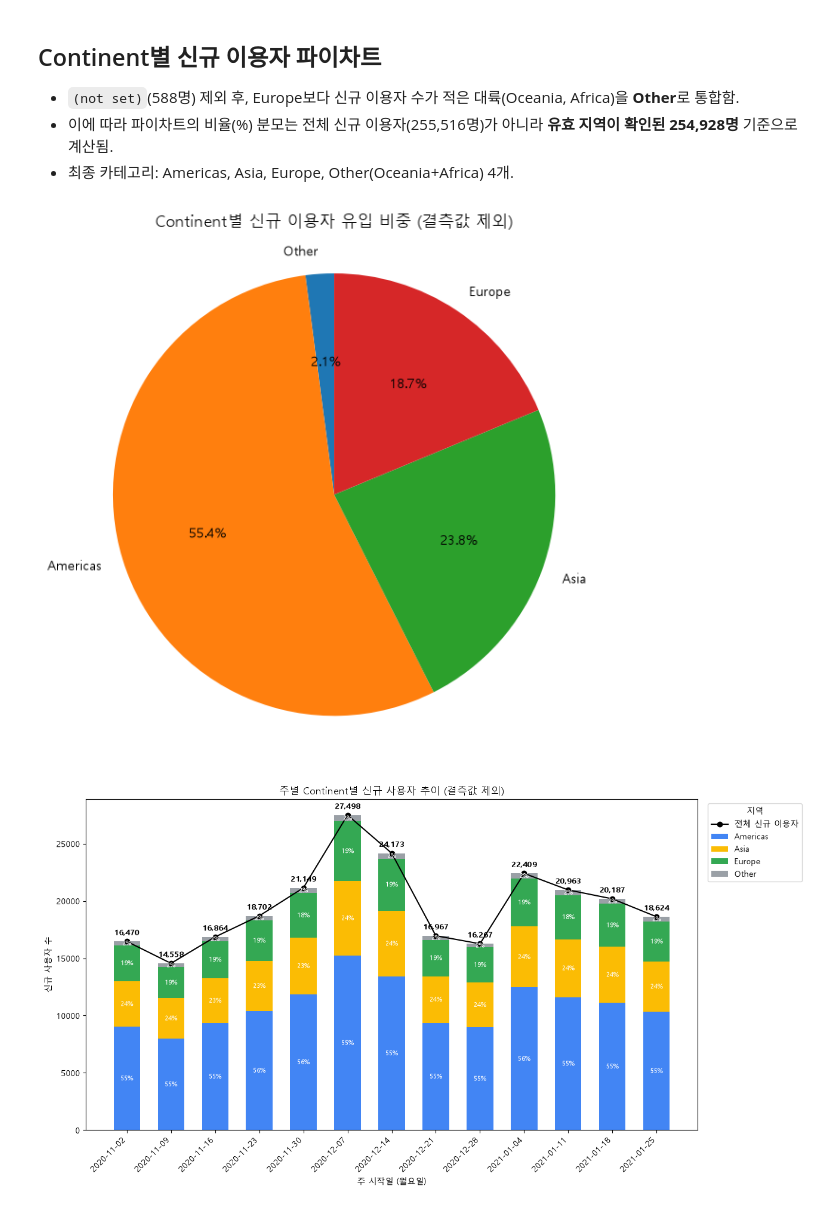
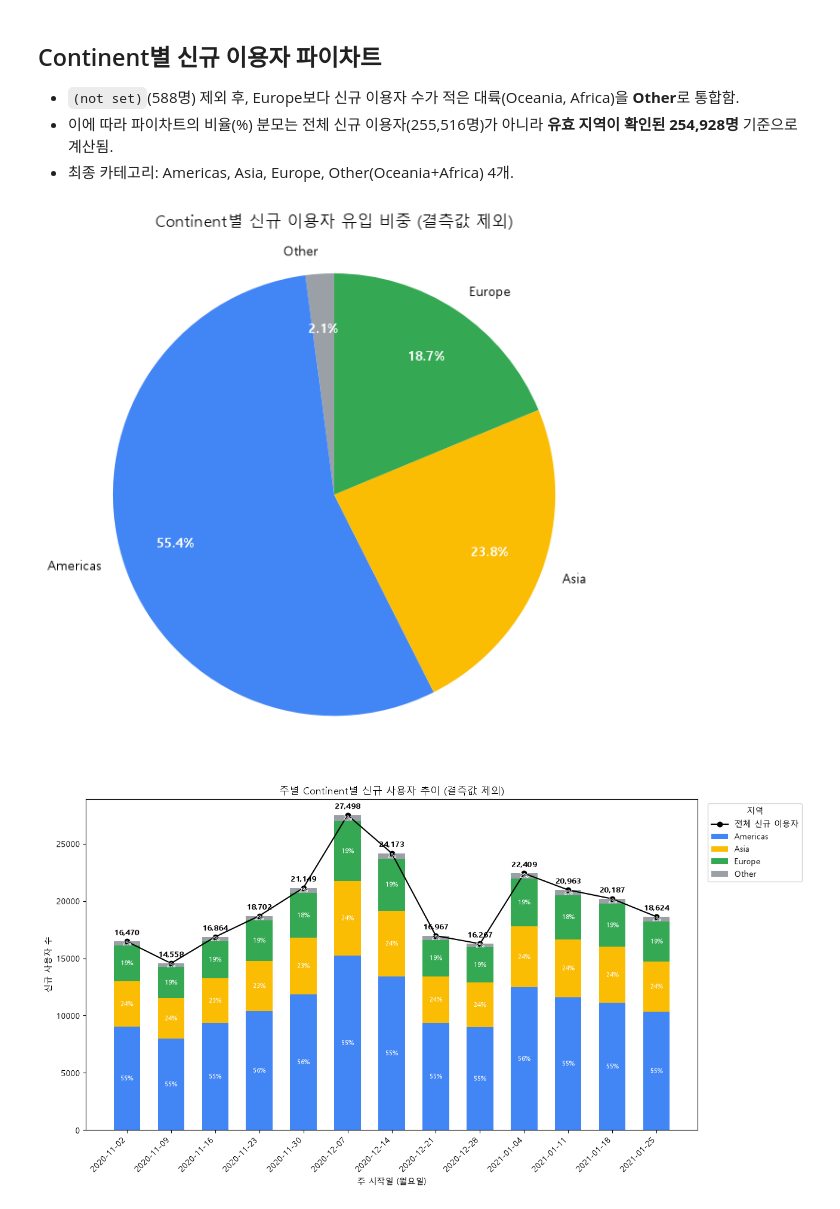
Before and after one commit to bulsajo1/ecommerce-product-analysis-project, a Jupyter notebook: data_analysis/A(acquisition).ipynb, the cells around one changed output. Saved outputs shown, nothing was run; the diff lists cells and outputs as text; code cells hidden in the pictures.

```diff
--- a/data_analysis/A(acquisition).ipynb
+++ b/data_analysis/A(acquisition).ipynb
@@ -1367,13 +1367,28 @@ df = client.query(query).to_dataframe()
 print(df)
 
 # 파이그래프
+# 디바이스별 고정 색상 매핑 (주별 누적 막대 그래프와 동일)
+device_colors = {
+    "mobile": "#4285F4",
+    "desktop": "#34A853",
+    "tablet": "#FBBC04",
+}
+pie_colors = [device_colors.get(c, "#9AA0A6") for c in df["device_category"]]
+
 plt.figure(figsize=(6, 6))
-plt.pie(
+wedges, texts, autotexts = plt.pie(
     df["new_users"],
     labels=df["device_category"],
     autopct="%1.1f%%",
-    startangle=90
+    startangle=90,
+    colors=pie_colors,
+    pctdistance=0.75
 )
+
+for autotext in autotexts:
+    autotext.set_color("white")
+    autotext.set_fontweight("bold")
+
 plt.title("디바이스별 총 신규 이용자 유입 비중")
 plt.axis("equal")
 plt.tight_layout()
@@ -1620,36 +1636,52 @@ df_plot = df_continent[
     (df_continent["continent"] != "(not set)")
 ].copy()
 
 # Europe 값을 기준선으로 삼아, 그보다 작은 대륙은 Other로 묶기
 europe_count = df_plot.loc[df_plot["continent"] == "Europe", "user_count"].values[0]
 
 df_plot["group"] = df_plot.apply(
     lambda row: row["continent"] if row["user_count"] >= europe_count else "Other",
     axis=1
 )
 
 df_final = df_plot.groupby("group", as_index=False)["user_count"].sum()
 
 # Other가 맨 마지막에 오도록 정렬 (나머지는 크기순)
 df_final["sort_key"] = df_final["group"].apply(lambda x: -1 if x == "Other" else 0)
 df_final = df_final.sort_values(
     by=["sort_key", "user_count"], ascending=[True, False]
 ).drop(columns="sort_key")
 
 # 파이그래프
+# 그룹별 고정 색상 매핑 (주별 누적 막대 그래프와 동일)
+continent_colors = {
+    "Americas": "#4285F4",
+    "Asia": "#FBBC04",
+    "Europe": "#34A853",
+    "Other": "#9AA0A6",
+}
+pie_colors = [continent_colors.get(g, "#9AA0A6") for g in df_final["group"]]
+
 plt.figure(figsize=(6, 6))
-plt.pie(
+wedges, texts, autotexts = plt.pie(
     df_final["user_count"],
     labels=df_final["group"],
     autopct="%1.1f%%",
-    startangle=90
+    startangle=90,
+    colors=pie_colors,
+    pctdistance=0.75
 )
+
+for autotext in autotexts:
+    autotext.set_color("white")
+    autotext.set_fontweight("bold")
+
 plt.title("Continent별 신규 이용자 유입 비중 (결측값 제외)")
 plt.axis("equal")
 plt.tight_layout()
 plt.show()
 # %% [output]
-[figure, old version]
+[figure, new version]
 # %%
 from google.cloud import bigquery
 import matplotlib.pyplot as plt
```
Also changed, not shown: parts of 9 cells of this notebook, 1 other file.
